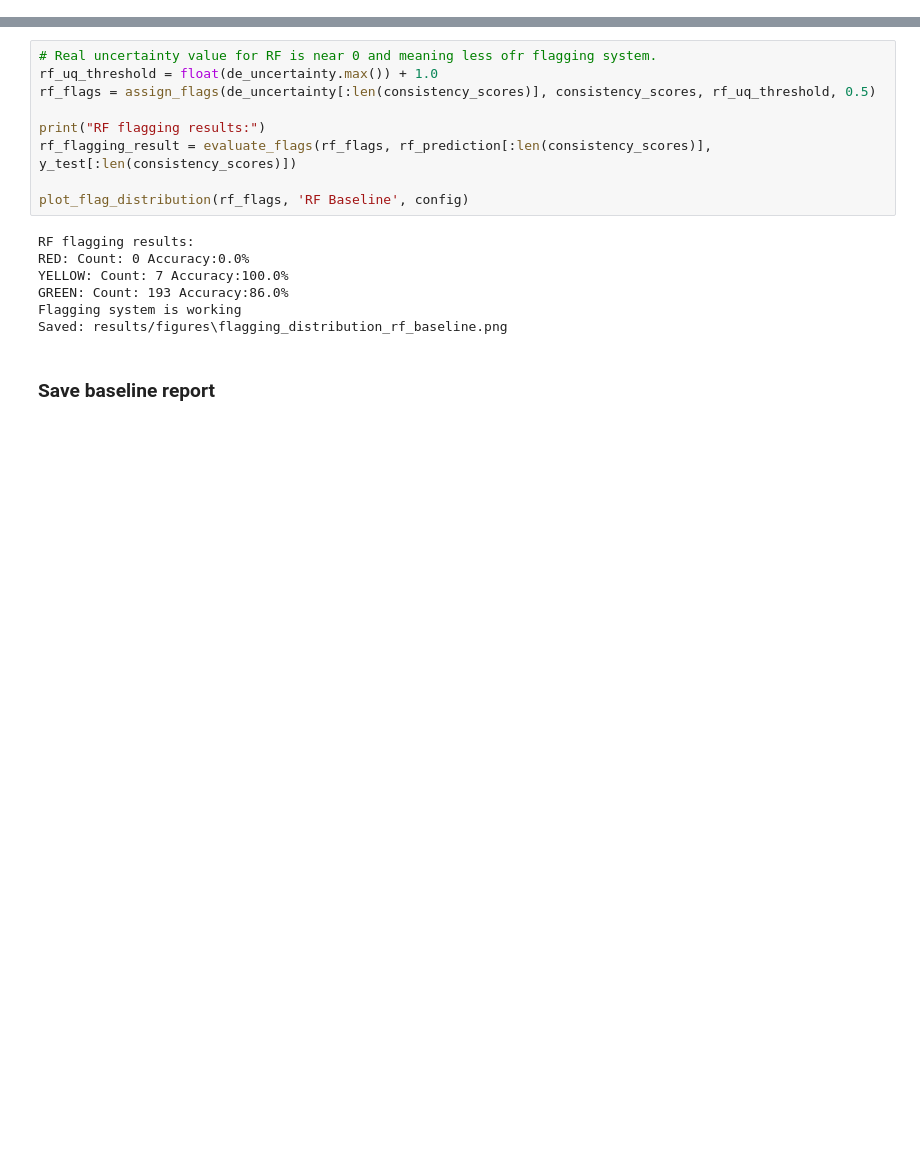
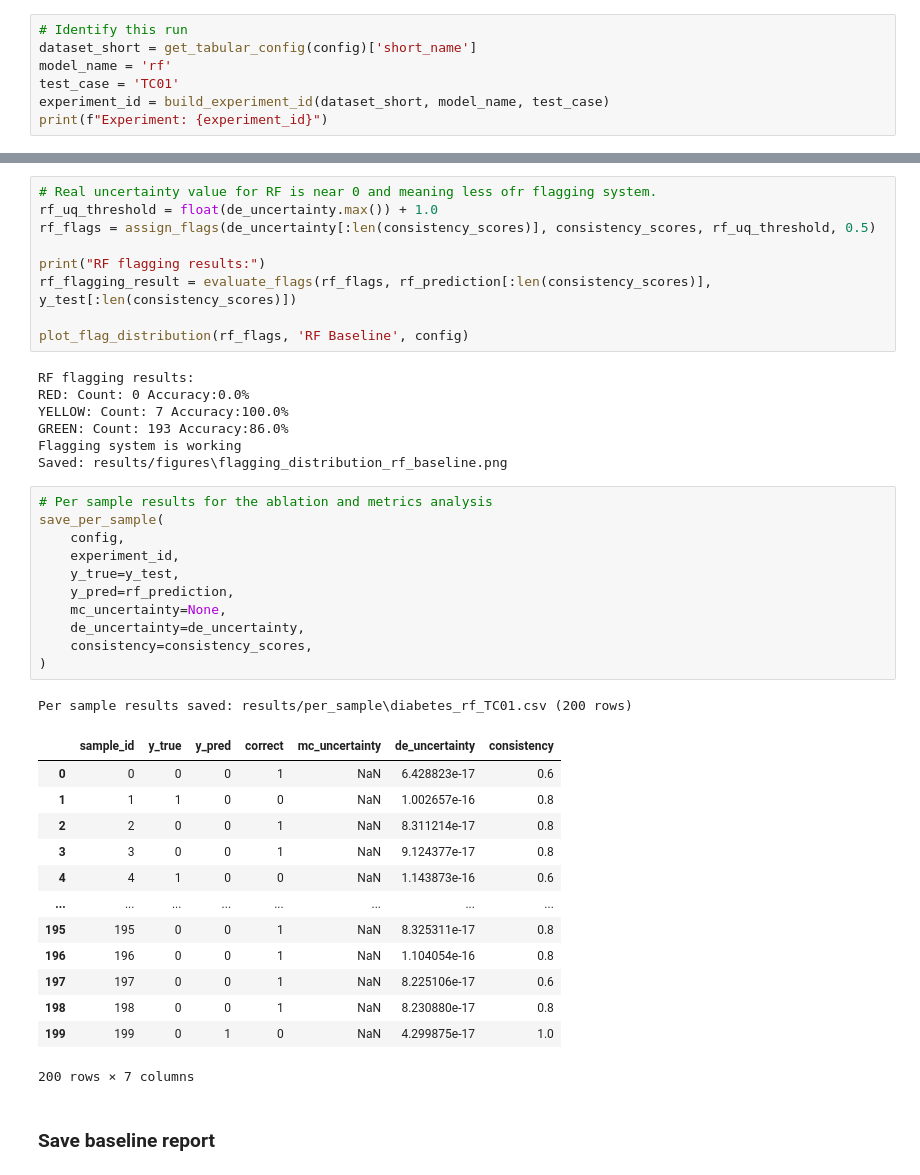
Before and after one commit to KivinduAttanayakeNorthumbria/ml-pipeline-diagnostics-framework, a Jupyter notebook: notebooks/TC_01_Random_Forest_Clean_Baseline.ipynb, the cells around one changed output, grey strips where cells are left out. Drawn from its saved outputs; the diff is of its cells as text; blank space fills up the shorter version.

Commit message:
TC_01: threshold persistence, per-sample logging, dataset-prefixed reports

```diff
--- a/notebooks/TC_01_Random_Forest_Clean_Baseline.ipynb
+++ b/notebooks/TC_01_Random_Forest_Clean_Baseline.ipynb
@@ -29,3 +31,10 @@ from src.utils.report_generator import generate_report,save_report
 
 config = load_config()
 tracker = PerformanceTracker()
+# %%
+# Identify this run
+dataset_short = get_tabular_config(config)['short_name']
+model_name = 'rf'
+test_case = 'TC01'
+experiment_id = build_experiment_id(dataset_short, model_name, test_case)
+print(f"Experiment: {experiment_id}")
@@ -164,6 +178,32 @@ YELLOW: Count: 7 Accuracy:100.0%
 GREEN: Count: 193 Accuracy:86.0%
 Flagging system is working
 Saved: results/figures\flagging_distribution_rf_baseline.png
+# %%
+# Per sample results for the ablation and metrics analysis
+save_per_sample(
+    config,
+    experiment_id,
+    y_true=y_test,
+    y_pred=rf_prediction,
+    mc_uncertainty=None,
+    de_uncertainty=de_uncertainty,
+    consistency=consistency_scores,
+)
+# %% [output]
+Per sample results saved: results/per_sample\diabetes_rf_TC01.csv (200 rows)
+|  | sample_id | y_true | y_pred | correct | mc_uncertainty | de_uncertainty | consistency |
+| 0 | 0 | 0 | 0 | 1 | NaN | 6.428823e-17 | 0.6 |
+| 1 | 1 | 1 | 0 | 0 | NaN | 1.002657e-16 | 0.8 |
+| 2 | 2 | 0 | 0 | 1 | NaN | 8.311214e-17 | 0.8 |
+| 3 | 3 | 0 | 0 | 1 | NaN | 9.124377e-17 | 0.8 |
+| 4 | 4 | 1 | 0 | 0 | NaN | 1.143873e-16 | 0.6 |
+| ... | ... | ... | ... | ... | ... | ... | ... |
+| 195 | 195 | 0 | 0 | 1 | NaN | 8.325311e-17 | 0.8 |
+| 196 | 196 | 0 | 0 | 1 | NaN | 1.104054e-16 | 0.8 |
+| 197 | 197 | 0 | 0 | 1 | NaN | 8.225106e-17 | 0.6 |
+| 198 | 198 | 0 | 0 | 1 | NaN | 8.230880e-17 | 0.8 |
+| 199 | 199 | 0 | 1 | 0 | NaN | 4.299875e-17 | 1.0 |
+200 rows × 7 columns
 # %% [markdown]
 ### Save baseline report
 # %%
```
Also changed, not shown: parts of 8 cells of this notebook.
